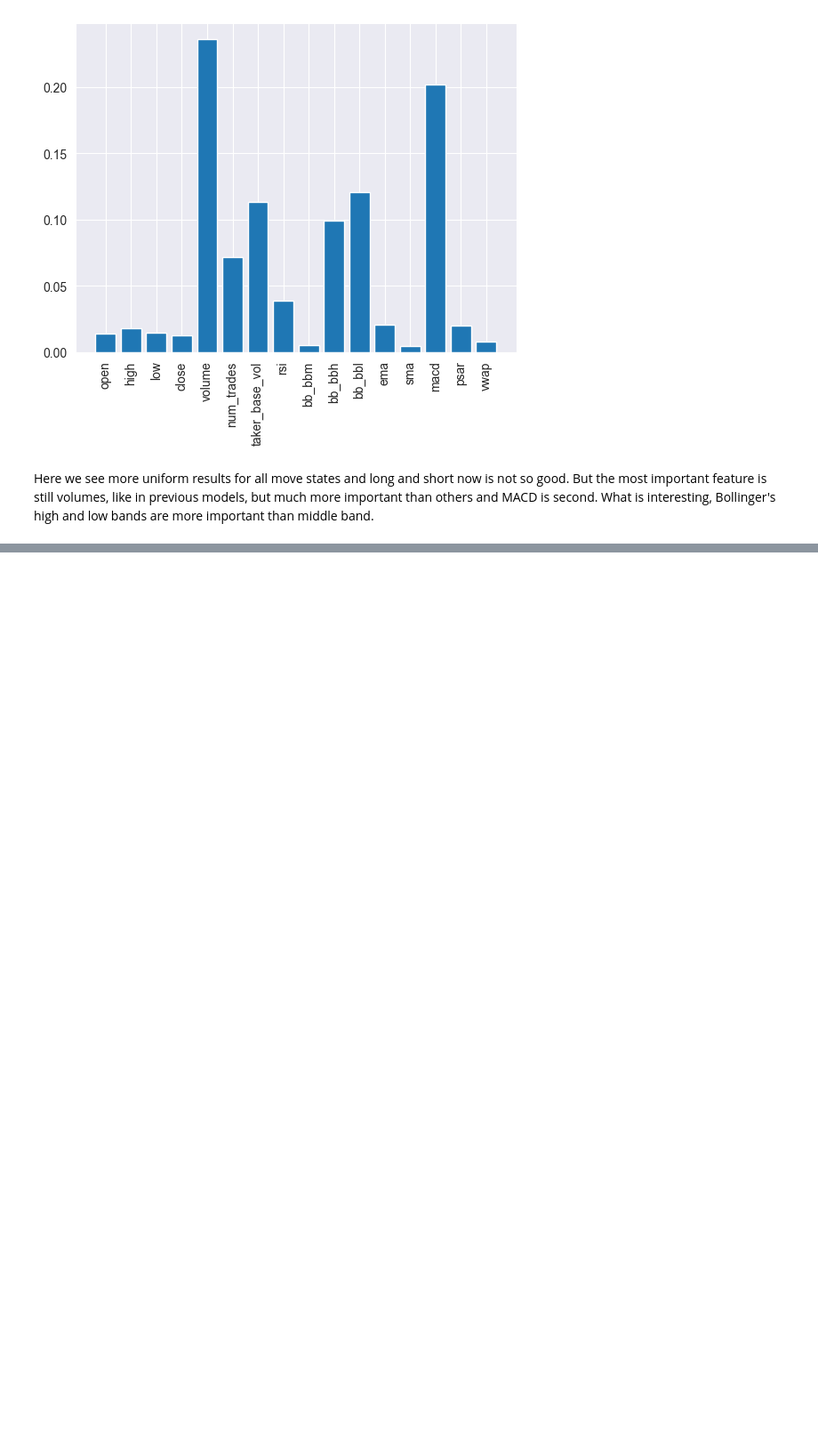
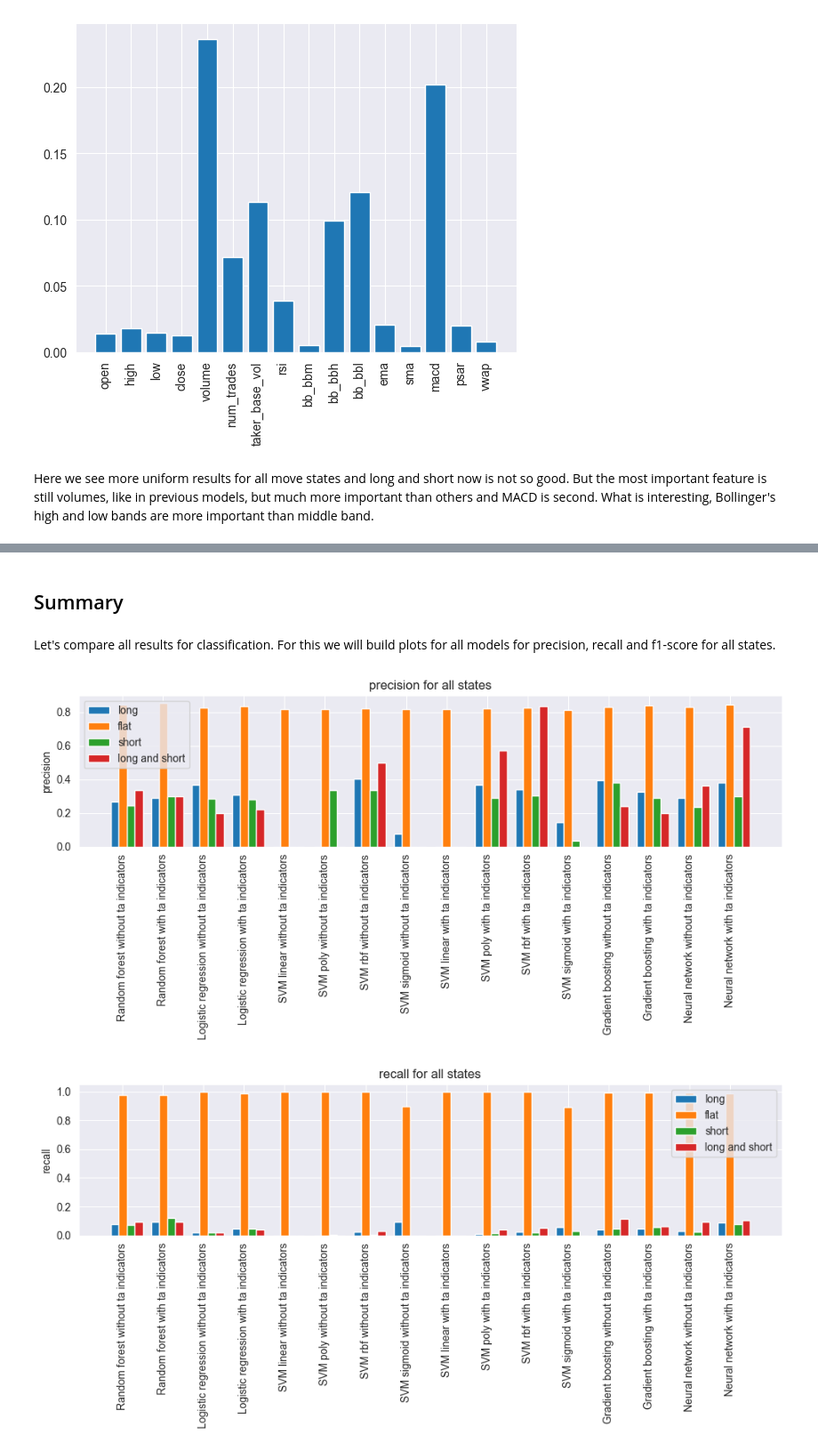
Before and after one commit to IhorRod/TechAnalysis-methods, a Jupyter notebook: notebooks/PZ2.ipynb, the cells around one changed output, grey strips where cells are left out. Shown at 89% size. Saved outputs shown, nothing was run; the diff lists cells and outputs as text; code cells hidden in the pictures; blank space fills up the shorter version.

Commit message:
Add PZ2 Full classification report

```diff
--- a/notebooks/PZ2.ipynb
+++ b/notebooks/PZ2.ipynb
@@ -337,7 +347,8 @@ logistic_regression_ta.fit(X_train_full, y_class_train)
 y_pred = logistic_regression_ta.predict(X_test_full)
 
 # Check accuracy
-logistic_regression_ta_report = classification_report_full(y_class_test, y_pred, class_labels)
+classification_report_full(y_class_test, y_pred, class_labels)
+labels_methods.append('Logistic regression with ta indicators')
 # %% [output]
                 precision    recall  f1-score   support
 
@@ -447,7 +459,8 @@ gb_classifier.fit(X_train_no_ta, y_class_train)
 y_pred = gb_classifier.predict(X_test_no_ta)
 
 # Check accuracy
-gb_no_ta_report = classification_report_full(y_class_test, y_pred, class_labels)
+classification_report_full(y_class_test, y_pred, class_labels)
+labels_methods.append('Gradient boosting without ta indicators')
 # %% [output]
                 precision    recall  f1-score   support
 
@@ -482,7 +495,8 @@ gb_classifier_ta.fit(X_train_full, y_class_train)
 y_pred = gb_classifier_ta.predict(X_test_full)
 
 # Check accuracy
-gb_ta_report = classification_report_full(y_class_test, y_pred, class_labels)
+classification_report_full(y_class_test, y_pred, class_labels)
+labels_methods.append('Gradient boosting with ta indicators')
 # %% [output]
                 precision    recall  f1-score   support
 
@@ -508,0 +554,11 @@ Here we see more uniform results for all move states and long and short now is n
+# %%
+# Train neural network model with ta indicators
+nn_classifier_ta = MLPClassifier(random_state=42)
+nn_classifier_ta.fit(X_train_full, y_class_train)
+
+# Predict test results
+y_pred = nn_classifier_ta.predict(X_test_full)
+
+# Check accuracy
+classification_report_full(y_class_test, y_pred, class_labels)
+labels_methods.append('Neural network with ta indicators')
@@ -508,0 +578,35 @@ Here we see more uniform results for all move states and long and short now is n
+# %% [markdown]
+<h2>Summary</h2>
+# %% [markdown]
+Let's compare all results for classification. For this we will build plots for all models for precision, recall and f1-score for all states.
+# %%
+# Draw grouped bar chart of precision for all states for all models
+import numpy as np
+import matplotlib.pyplot as plt
+
+def draw_grouped_bar_chart(data: dict, labels: list, title: str, ylabel: str) -> None:
+    x = np.arange(len(labels))  # the label locations
+    width = 0.2  # the width of the bars
+
+    fig, ax = plt.subplots(figsize=(10, 5))
+    rects1 = ax.bar(x - width, data['long'], width, label='long')
+    rects2 = ax.bar(x, data['flat'], width, label='flat')
+    rects3 = ax.bar(x + width, data['short'], width, label='short')
+    rects4 = ax.bar(x + width * 2, data['long and short'], width, label='long and short')
+
+    # Add some text for labels, title and custom x-axis tick labels, etc.
+    ax.set_ylabel(ylabel)
+    ax.set_title(title)
+    ax.set_xticks(x)
+    ax.set_xticklabels(labels)
+    plt.xticks(rotation=90)
+    ax.legend()
+
+    fig.tight_layout()
+    plt.show()
+
+for metric in ['precision', 'recall', 'f1-score']:
+    draw_grouped_bar_chart(reports[metric], labels_methods, f"{metric} for all states", metric)
+# %% [output]
+[figure, added]
+[figure, added]
```
Also changed, not shown: parts of 13 cells of this notebook.
